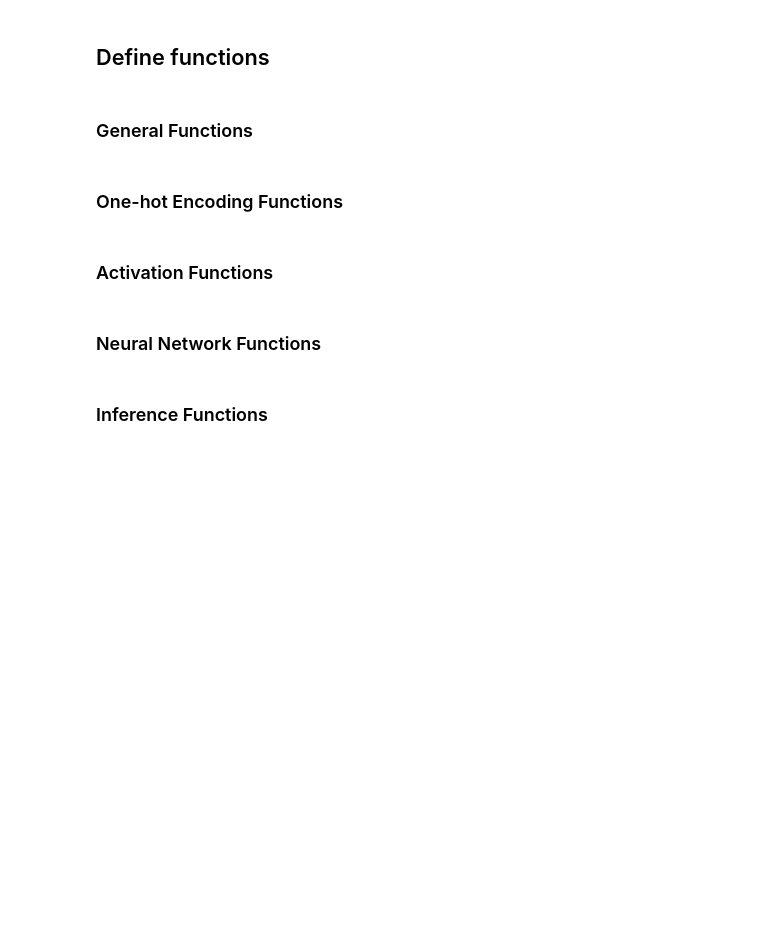
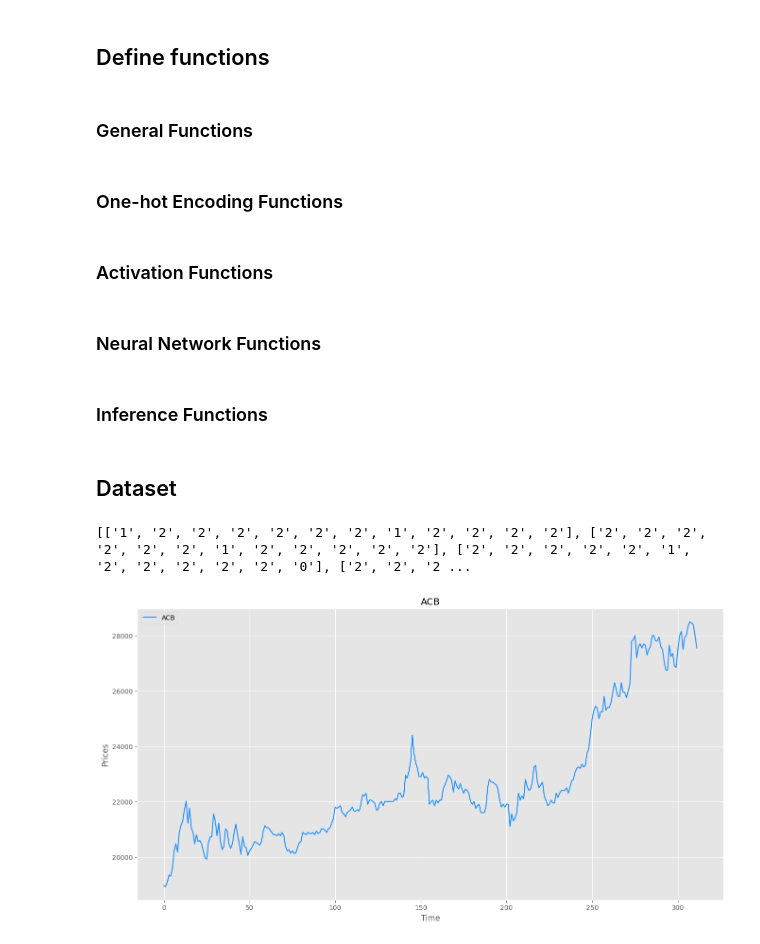
Before and after one commit to nvkhoa14/LTSM-Parallel, a Jupyter notebook: LSTM.ipynb, the cells around one changed output. Saved outputs shown, nothing was run; the diff lists cells and outputs as text; code cells hidden in the pictures; blank space fills up the shorter version.

```diff
--- a/LSTM.ipynb
+++ b/LSTM.ipynb
@@ -128,8 +126,8 @@ def load_dataset(directory, max_windows = 1):
 
     df = pd.read_csv(directory)
 
-    df.drop('Month', axis=1, inplace=True)
-    df['Change'] = df['Passengers'].shift(-1) - df['Passengers']
+    df.drop('Date', axis=1, inplace=True)
+    df['Change'] = df['ACB'].shift(-1) - df['ACB']
     df['Upper_Bound'] = [ 0.5 * x + 15 for x in range(len(df))]
     df['Lower_Bound'] = [-0.6 * x -  7 for x in range(len(df))]
     df.dropna(inplace=True)
@@ -227,8 +225,8 @@ def create_datasets(sequences, p_train=0.8, p_val=0.1, p_test=0.1):
 
 def create_actual_and_predicted_df(df):
     actual_and_predicted = pd.DataFrame({
-        'Actual': df['Passengers'][int(prediction_start * len(df))-1 : -1].shift(-1),
-        'Predicted': df['Passengers_Prediction'][int(prediction_start * len(df))-2 : -2],
+        'Actual': df['ACB'][int(prediction_start * len(df))-1 : -1].shift(-1),
+        'Predicted': df['ACB_Prediction'][int(prediction_start * len(df))-2 : -2],
     })
     actual_and_predicted['Actual'] = actual_and_predicted['Actual'] - 30
     actual_and_predicted.dropna(inplace=True)
@@ -490 +489,29 @@ def predict_US_airline_passengers(df, params, raw_data, centroids, devide_lines)
     return df
+# %% [markdown]
+## Dataset
+# %%
+# Initialize dataset
+sequences, raw_data, df, centroids, devide_lines = load_dataset(directory = './data/AirPassengers.csv', max_windows = 1)
+sequences = sequences[int(training_start * len(raw_data)):]
+
+# Create vocab dictionary & split into sets
+word_to_idx, idx_to_word, num_sequences, vocab_size = sequences_to_dicts(sequences)
+training_set, validation_set, test_set = create_datasets(sequences, p_train=0.8, p_val=0.1, p_test=0.1)
+
+# One-hot encoding all sets
+training_set_one_hot, validation_set_one_hot, test_set_one_hot = one_hot_encode_set(training_set, validation_set, test_set, vocab_size)
+
+# # Print
+# print_data_basic_info(sequences, num_sequences, vocab_size, word_to_idx, idx_to_word, training_set, validation_set, test_set)
+# %% [output]
+[['1', '2', '2', '2', '2', '2', '2', '1', '2', '2', '2', '2'], ['2', '2', '2', '2', '2', '2', '1', '2', '2', '2', '2', '2'], ['2', '2', '2', '2', '2', '1', '2', '2', '2', '2', '2', '0'], ['2', '2', '2 ...
+# %%
+plt.figure(figsize=(16, 8))
+plt.plot(df['ACB'], label = 'ACB', color = 'DodgerBlue')
+plt.xlabel('Time')
+plt.ylabel('Prices')
+plt.title('ACB')
+plt.legend()
+plt.show()
+# %% [output]
+[figure, added]
```
Also changed, not shown: parts of 9 cells of this notebook, 3 other files.
